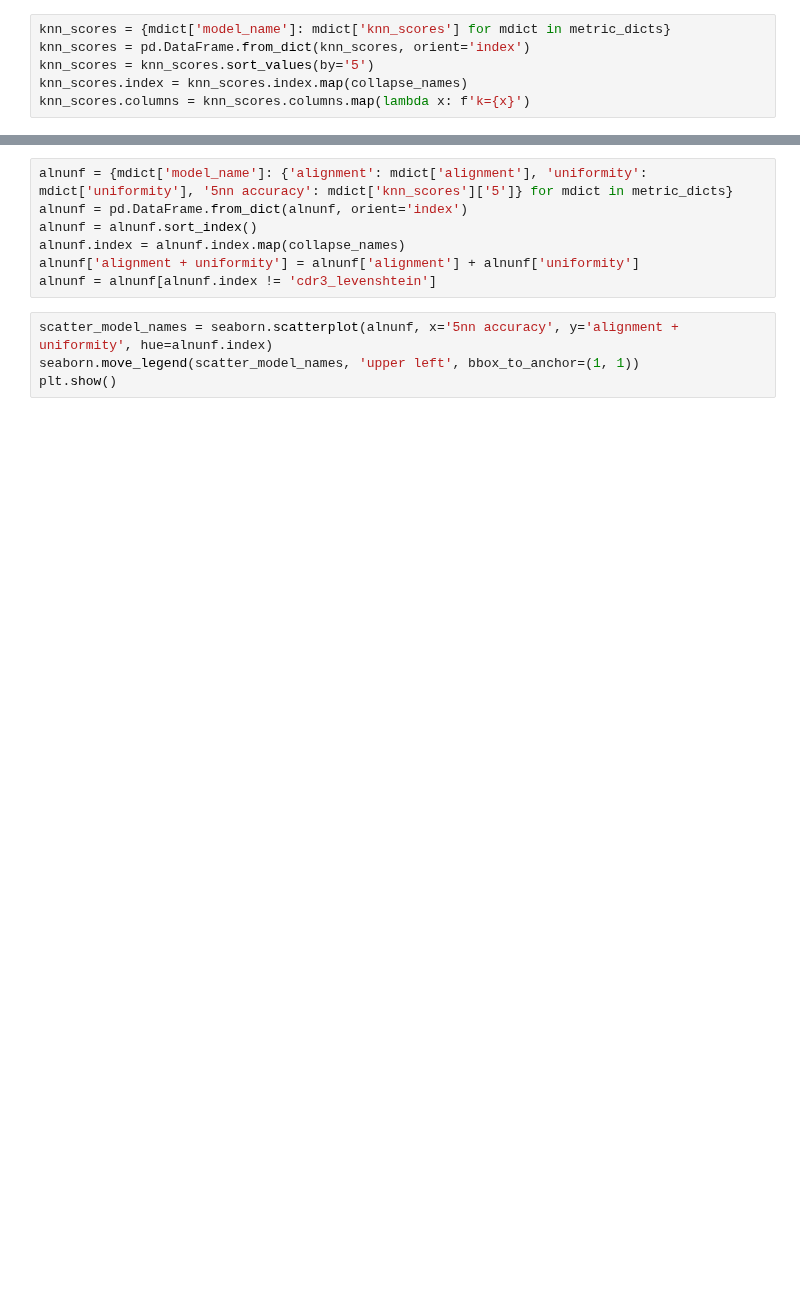
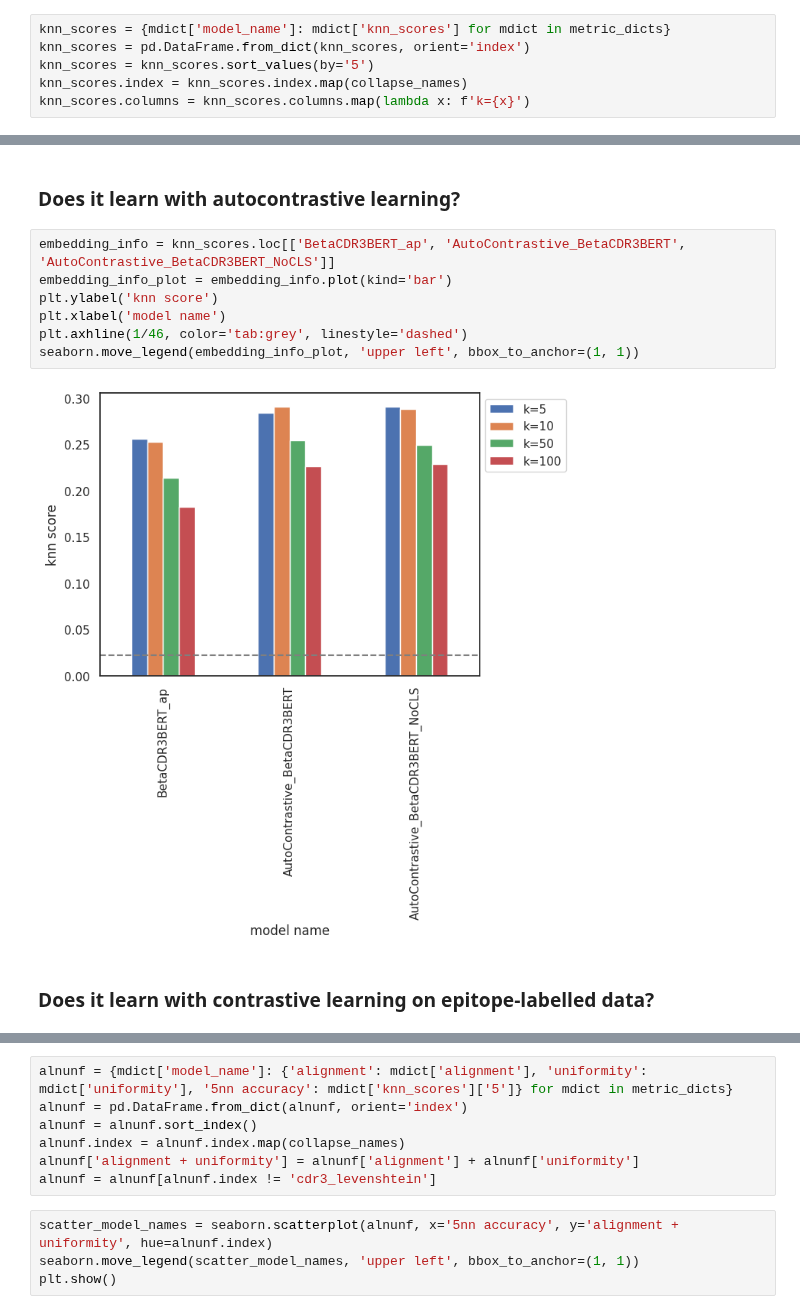
Before and after one commit to yutanagano/tcrlm, a Jupyter notebook: notebooks/model_comparison_beta.ipynb, the cells around one changed output, grey strips where cells are left out. Drawn from its saved outputs; the diff is of its cells as text; blank space fills up the shorter version.

```diff
--- a/notebooks/model_comparison_beta.ipynb
+++ b/notebooks/model_comparison_beta.ipynb
@@ -60,0 +80,13 @@ knn_scores
+# %% [markdown]
+### Does it learn with autocontrastive learning?
+# %%
+embedding_info = knn_scores.loc[['BetaCDR3BERT_ap', 'AutoContrastive_BetaCDR3BERT', 'AutoContrastive_BetaCDR3BERT_NoCLS']]
+embedding_info_plot = embedding_info.plot(kind='bar')
+plt.ylabel('knn score')
+plt.xlabel('model name')
+plt.axhline(1/46, color='tab:grey', linestyle='dashed')
+seaborn.move_legend(embedding_info_plot, 'upper left', bbox_to_anchor=(1, 1))
+# %% [output]
+[figure, added]
+# %% [markdown]
+### Does it learn with contrastive learning on epitope-labelled data?
```
Also changed, not shown: parts of 14 cells of this notebook, 5 other files.
